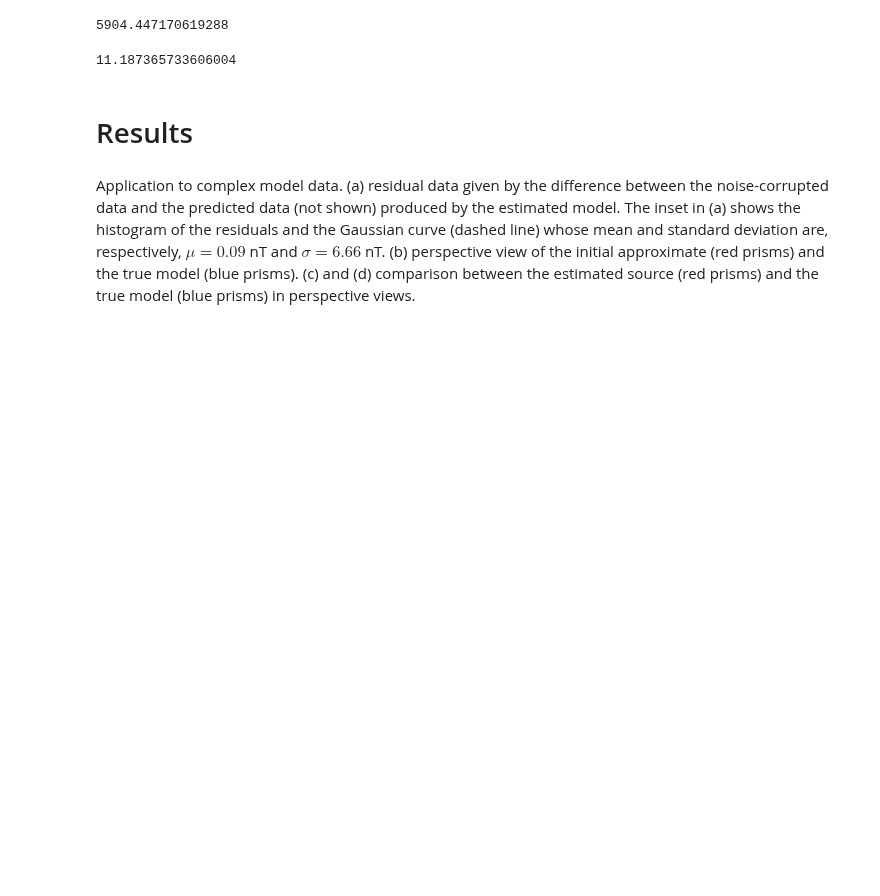
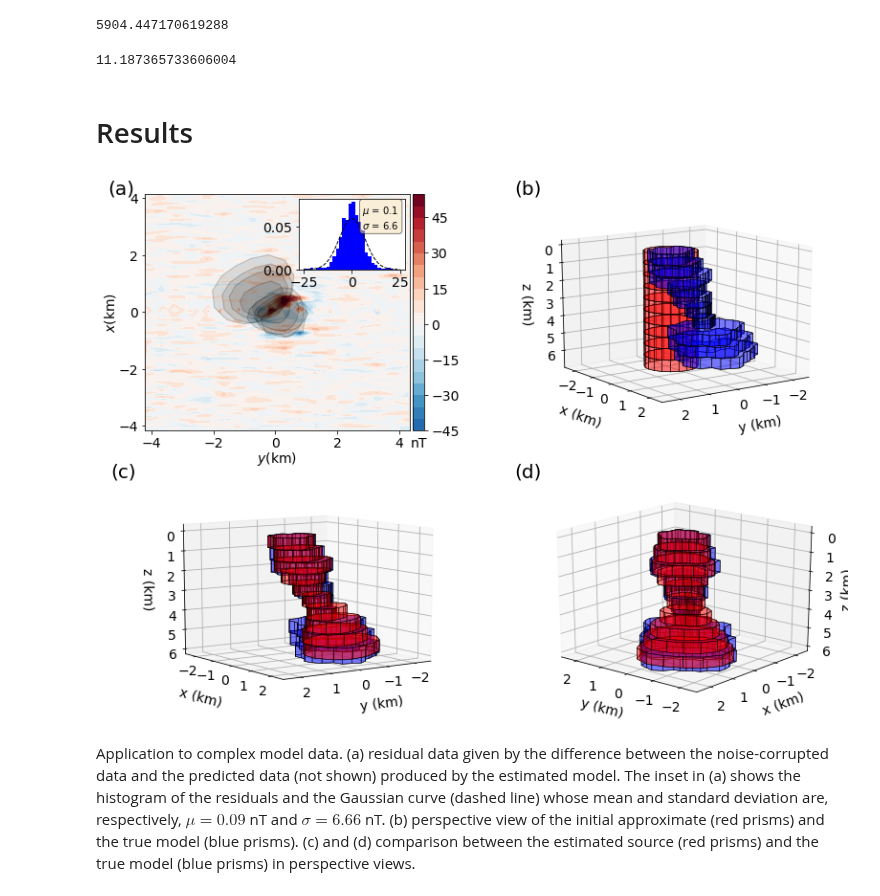
Before and after one commit to pinga-lab/magnetic-radial-inversion, a Jupyter notebook: code/complex-body/plot_solutions.ipynb, the cells around one changed output. Saved outputs shown, nothing was run; the diff lists cells and outputs as text; code cells hidden in the pictures; blank space fills up the shorter version.

```diff
--- a/code/complex-body/plot_solutions.ipynb
+++ b/code/complex-body/plot_solutions.ipynb
@@ -47,17 +47,19 @@ print v*1e-9
 11.187365733606004
 # %%
 # directory to save the figures and filename
-#filename = '../../l1-manuscript/figures/'+data_path[5:10]+'-l2-solution.png'
-filename = ''
+filename = '../../manuscript/figures/complex_results.png'
+#filename = ''
 # %% [markdown]
 # Results
 # %%
 mfun.plot_solution(inversion['x'], inversion['y'],
                             inversion['z'], inversion['results'][21][3],
                             inversion['results'][21][2][-1],
-                            inversion['results'][21][2][0], (13, 10), 1200,
-                            (0.5, 0.95), [0, 50, 10, -70, 0, 130], [-2.5,2.5,-2.5,2.5],
+                            inversion['results'][21][2][0], (13, 10), 300,
+                            (0.6, 0.95), [15, 55, 10, 55, 20, 130], [-2.5,2.5,-2.5,2.5],
                             model['prisms'], filename)
+# %% [output]
+[figure, added]
 # %% [markdown]
 Application to complex model data. (a) residual data given by the difference between the noise-corrupted data and the predicted data (not shown) produced by the estimated model. The inset in (a) shows the histogram of the residuals and the Gaussian curve (dashed line) whose mean and standard deviation are, respectively, $\mu = 0.09$ nT and $\sigma=6.66$ nT. (b) perspective view of the initial approximate (red prisms) and the true model (blue prisms). (c) and (d) comparison between the estimated source (red prisms) and the true model (blue prisms) in perspective views.
 # %%
```
Also changed, not shown: parts of 3 cells of this notebook, 10 other files.
